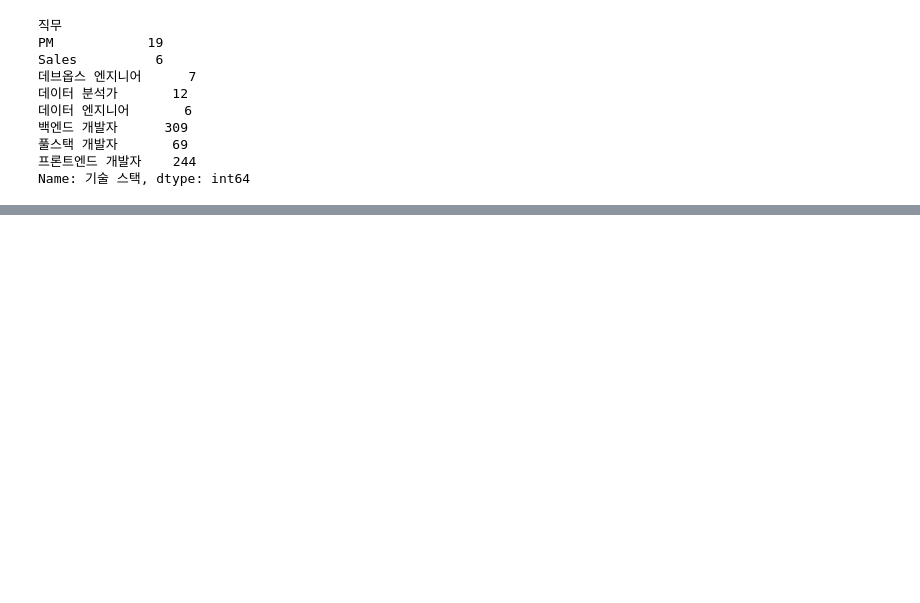
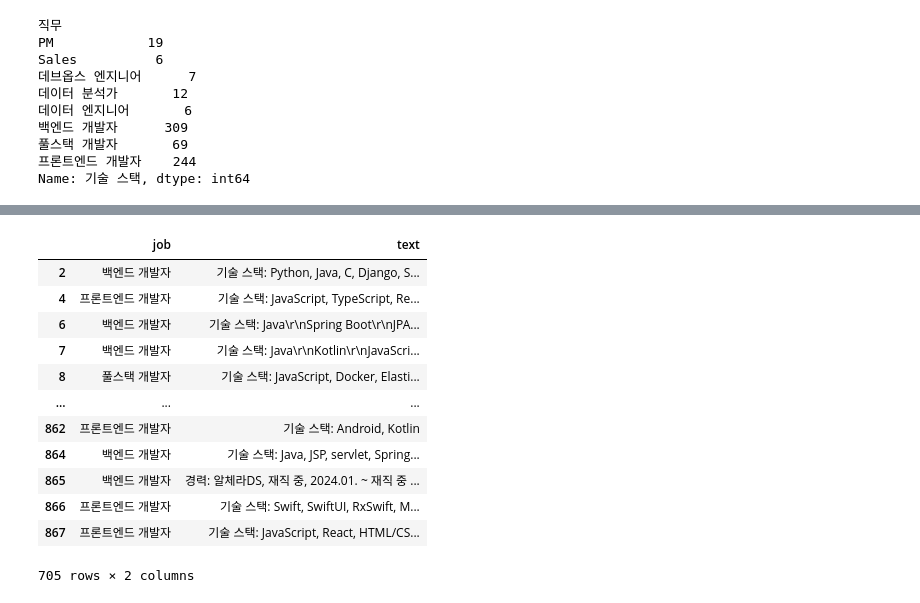
Before and after one commit to sayyyho/2024-1-DSCD-ISIC-1, a Jupyter notebook: crawling/pre_rallit.ipynb, the cells around one changed output, grey strips where cells are left out. Drawn from its saved outputs; the diff is of its cells as text; code cells hidden in the pictures; blank space fills up the shorter version.

Commit message:
Feat: rallit job|text 데이터셋 구축

```diff
--- a/crawling/pre_rallit.ipynb
+++ b/crawling/pre_rallit.ipynb
@@ -29,3 +29,6 @@ df.head()
 | 2 | 끝없는 도전, 끝없는 성과 - 서비스백엔드 주니어 개발자 이재혁 | Python, Java, C, Django, Spring B... | SLBM 연구실, 학부연구생 | SLBM 연구실 | 재직 중... | 정신건강 모니터링 플랫폼 운영 및 유지보수, SLBM 연구실... | 국외 단기현장 실습, SW사업단 - Okta Singapor... | 강원대학교, 대학교(학사) | 컴퓨터 정보통신공학 전공, 2... | 정보처리기사, 한국산업인력공단, 2023.11., 2종보통운... | 영어, 일상 회화 가능 |
 | 3 | 프론트엔드 개발자 | NaN | NaN | NaN | NaN | NaN | NaN | NaN |
 | 4 | 프론트앤드 개발자 | JavaScript, TypeScript, React, Py... | NaN | Selly, 삼성청년소프트웨어 아카데미, 2022.10. ~... | NaN | 삼성청년소프트웨어 아카데미, 사설 교육 | python 반,... | NaN | NaN |
+# %%
+df = df.dropna(subset=df.columns.difference(['직업']), how='all')
+df.info()
@@ -134,3 +153,14 @@ df[(df['직무'] == '데이터 분석가')]
 | 763 | 데이터 분석가 | Python, MySQL, Tableau, MS-Office... | NaN | 세 줄 독후감, 개인 프로젝트, 2023.01. ~ 2023... | 빅데이터 기반 비즈니스 분석가 3개월 양성 과정, 한국직업개... | 계명대학교, 대학교(학사) | 광고홍보학전공, 2020.03... | 데이터분석준전문가(ADsP), 합격 | 한국데이터베이스진흥원... | NaN | 데이터 분석가 |
 | 838 | Data Analyst | Python, Tensorflow, PyTorch, R, P... | Flex Math, 보조강사 | 교육팀 | 퇴사, 2019.... | NaN | 통계 교육 재능기부단 (교육 봉사), 통계교육원, 한국통계진... | 숭실대학교, 대학교(학사) | 수학과 (복수전공: 정보통계보... | SQL, 개발자 (SQLD) | 한국데이터산업진흥원, 202... | NaN | 데이터 분석가 |
 | 839 | Data Analyst | Python, Tensorflow, PyTorch, R, P... | Flex Math, 보조강사 | 교육팀 | 퇴사, 2019.... | NaN | 통계 교육 재능기부단 (교육 봉사), 통계교육원, 한국통계진... | 숭실대학교, 대학교(학사) | 수학과 (복수전공: 정보통계보... | SQL, 개발자 (SQLD) | 한국데이터산업진흥원, 202... | NaN | 데이터 분석가 |
+# %%
+def combine_columns(row):
+    info_parts = []
+    columns = ['기술 스택', '경력', '프로젝트', '대외활동', '교육', '자격증', '외국어']
+    for col in columns:
+        if pd.notna(row[col]):
+            info_parts.append(f"{col}: {row[col]}")
+    return ", ".join(info_parts)
+
+df['text'] = df.apply(combine_columns, axis=1)
+df
@@ -136,0 +186,20 @@ df[(df['직무'] == '데이터 분석가')]
+# %%
+rallit_text = df[['직무', 'text']].copy()
+rallit_text.columns = ['job', 'text']
+rallit_text.to_csv('../data/rallit_text.csv', index=False)
+# %%
+rallit_text
+# %% [output]
+|  | job | text |
+| 2 | 백엔드 개발자 | 기술 스택: Python, Java, C, Django, S... |
+| 4 | 프론트엔드 개발자 | 기술 스택: JavaScript, TypeScript, Re... |
+| 6 | 백엔드 개발자 | 기술 스택: Java\r\nSpring Boot\r\nJPA... |
+| 7 | 백엔드 개발자 | 기술 스택: Java\r\nKotlin\r\nJavaScri... |
+| 8 | 풀스택 개발자 | 기술 스택: JavaScript, Docker, Elasti... |
+| ... | ... | ... |
+| 862 | 프론트엔드 개발자 | 기술 스택: Android, Kotlin |
+| 864 | 백엔드 개발자 | 기술 스택: Java, JSP, servlet, Spring... |
+| 865 | 백엔드 개발자 | 경력: 알체라DS, 재직 중, 2024.01. ~ 재직 중 ... |
+| 866 | 프론트엔드 개발자 | 기술 스택: Swift, SwiftUI, RxSwift, M... |
+| 867 | 프론트엔드 개발자 | 기술 스택: JavaScript, React, HTML/CS... |
+705 rows × 2 columns
```
Also changed, not shown: parts of 6 cells of this notebook.
